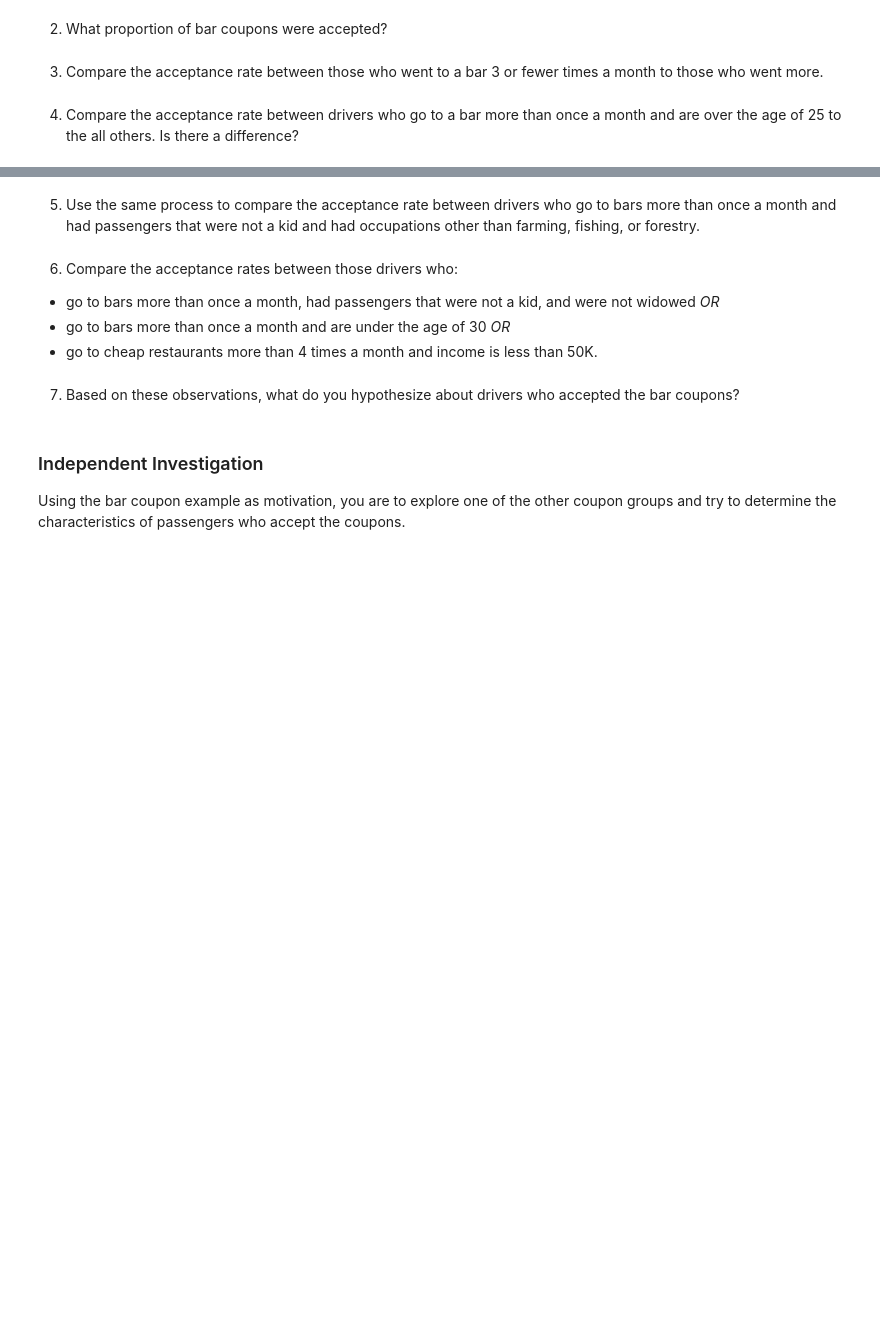
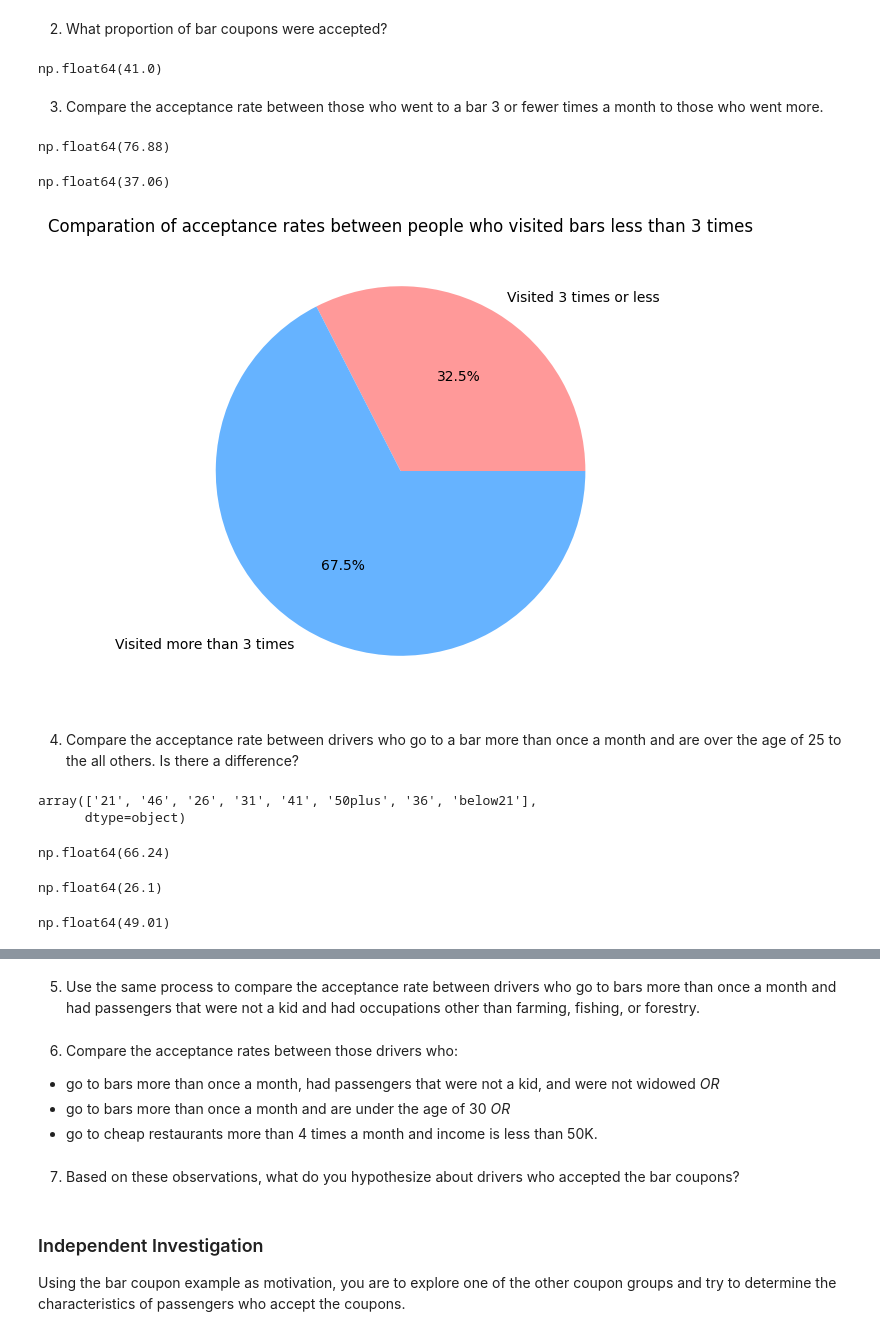
Before and after one commit to ashmehta/Amazon-Coupon-Acceptance, a Jupyter notebook: prompt.ipynb, the cells around one changed output, grey strips where cells are left out. Drawn from its saved outputs; the diff is of its cells as text; code cells hidden in the pictures; blank space fills up the shorter version.

```diff
--- a/prompt.ipynb
+++ b/prompt.ipynb
@@ -195,3 +201,5 @@ Text(0.5, 1.0, 'Visualization of Temp Column')
 Now, we will lead you through an exploration of just the bar related coupons.
 
 1. Create a new `DataFrame` that contains just the bar coupons.
+# %%
+bar = data.query("coupon == 'Bar'")
@@ -198,6 +222,80 @@ Now, we will lead you through an exploration of just the bar related coupons.
 # %% [markdown]
 2. What proportion of bar coupons were accepted?
+# %%
+#We can follow the same appoarch as above to calculate this as well
+bar_offered = bar['Y'].count()
+bar_accepted = bar['Y'].value_counts()[1]
+
+#Accepted/Offered = Proportion
+bar_prop = round((bar_accepted/bar_offered)*100, 2)
+bar_prop
+# %% [output]
+np.float64(41.0)
 # %% [markdown]
 3. Compare the acceptance rate between those who went to a bar 3 or fewer times a month to those who went more.
+# %%
+more_3 = bar.query("Bar == '4~8' | Bar == 'gt8'")
+greater_offered = more_3['Y'].count()
+greater_accepted = more_3['Y'].value_counts()[1]
+
+greater_offered_acceptance = round((greater_accepted/greater_offered)*100, 2)
+greater_offered_acceptance
+# %% [output]
+np.float64(76.88)
+# %%
+less_3 = bar.query("Bar == '1~3' | Bar == 'less1' | Bar == 'never'")
+less_offered = less_3['Y'].count()
+less_accepted = less_3['Y'].value_counts()[1]
+less_acceptance = round((less_accepted/less_offered) *100, 2)
+less_acceptance
+# %% [output]
+np.float64(37.06)
+# %%
+dt = [less_acceptance, greater_offered_acceptance]
+labels = ['Visited 3 times or less', 'Visited more than 3 times']
+colors = ['#ff9999', '#66b3ff']
+
+plt.figure(figsize= (6,6))
+plt.pie(dt, labels=labels, autopct='%1.1f%%', colors=colors)
+plt.title("Comparation of acceptance rates between people who visited bars less than 3 times")
+plt.show()
+# %% [output]
+[figure, added]
 # %% [markdown]
 4. Compare the acceptance rate between drivers who go to a bar more than once a month and are over the age of 25 to the all others.  Is there a difference?
+# %%
+bar['age'].unique()
+# %% [output]
+array(['21', '46', '26', '31', '41', '50plus', '36', 'below21'],
+      dtype=object)
+# %%
+visitation = bar.query("Bar == '1~3' | Bar == '4-8' | Bar == 'gt8'")
+above_25 = visitation.query("age == '26' | age == '31' | age == '50plus' | age == '36' | age == '41' | age == '46'")
+
+above_25_offered = above_25['Y'].count()
+above_25_accepted = above_25['Y'].value_counts()[1]
+
+above_25_rate = round((above_25_accepted/above_25_offered)*100, 2)
+above_25_rate
+# %% [output]
+np.float64(66.24)
+# %%
+visitation_other = bar.query("Bar == 'less1' | Bar == 'never'")
+visitation_other = visitation_other.query("age == '26' | age == '31' | age == '50plus' | age == '36' | age == '41' | age == '46'")
+other_offered = visitation_other['Y'].count()
+other_accepted = visitation_other['Y'].value_counts()[1]
+
+other_accepted_rate = round((other_accepted/other_offered)*100, 2)
+other_accepted_rate
+# %% [output]
+np.float64(26.1)
+# %%
+below_25 = bar.query("age == '21' | age == 'below21'")
+
+below_25_offered = below_25['Y'].count()
+below_25_accepted = below_25['Y'].value_counts()[1]
+
+below_25_rate = round((below_25_accepted/below_25_offered)*100, 2)
+below_25_rate
+# %% [output]
+np.float64(49.01)
```
Also changed, not shown: parts of 3 cells of this notebook.
